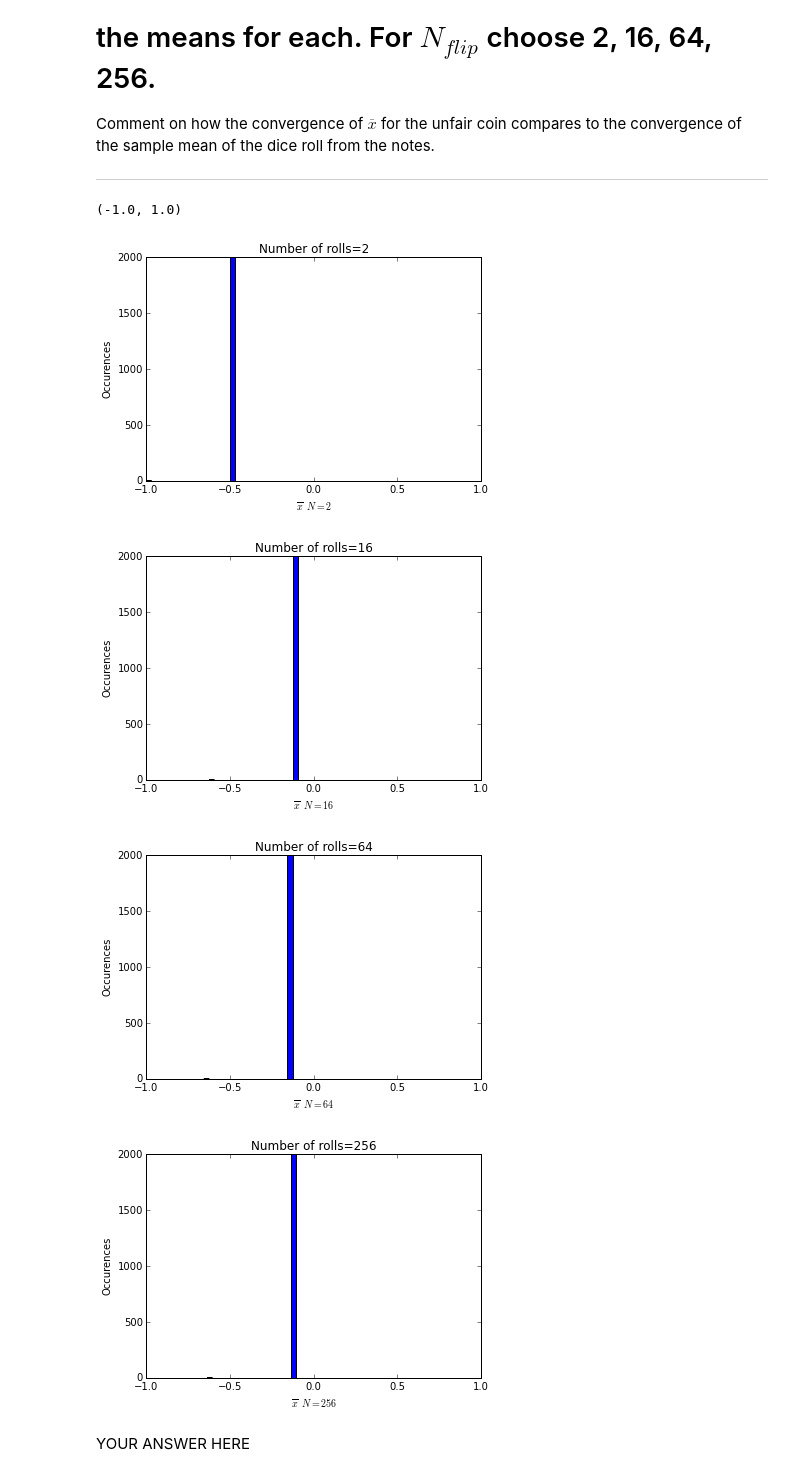
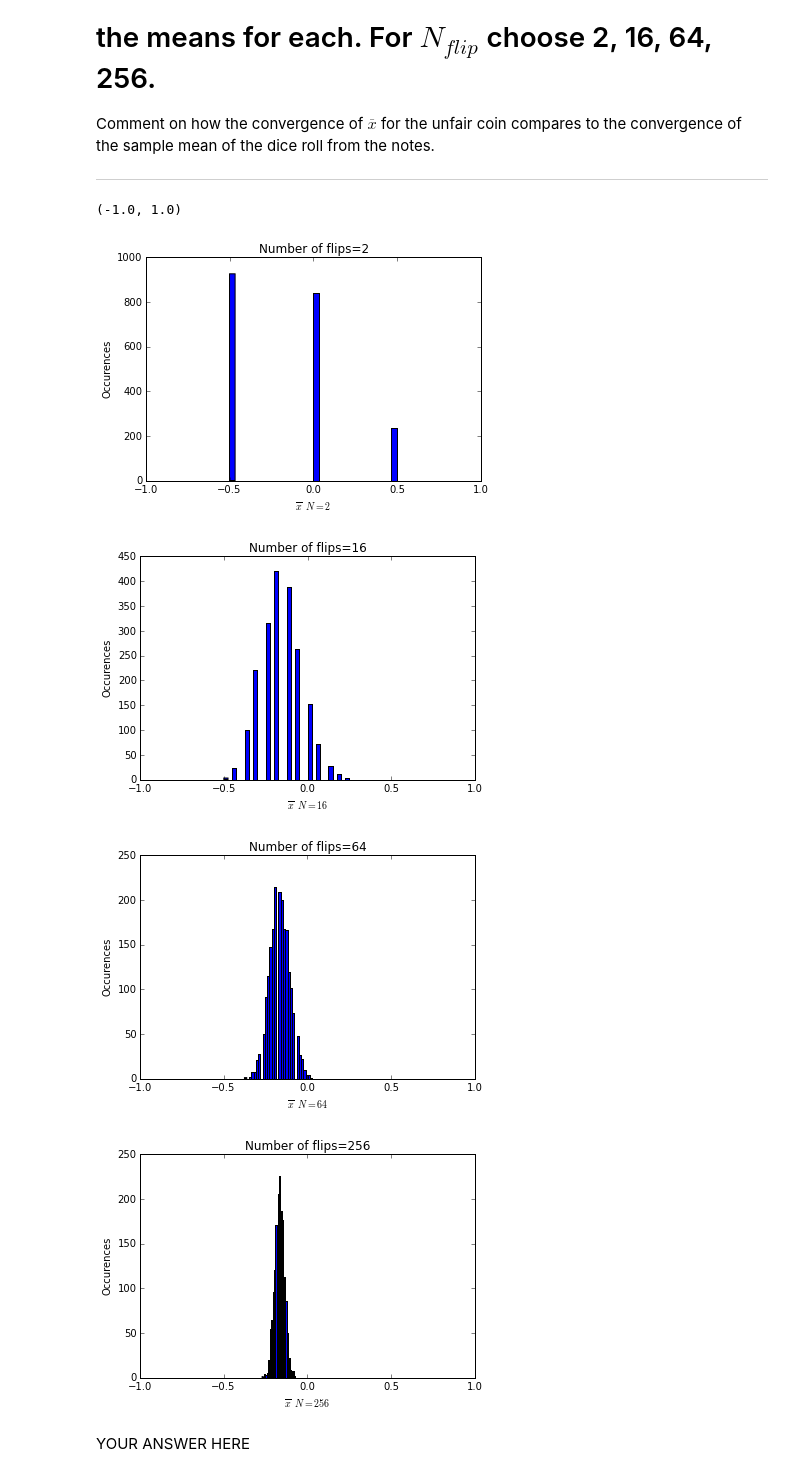
Before and after one commit to ingosh/Phy411Assignments, a Jupyter notebook: Assignment-01.ipynb, the cells around one changed output. Drawn from its saved outputs; the diff is of its cells as text; code cells hidden in the pictures.

```diff
--- a/Assignment-01.ipynb
+++ b/Assignment-01.ipynb
@@ -181,41 +160,41 @@ Comment on how the convergence of $\overline{x}$ for the unfair coin compares to
 # %%
 # YOUR CODE HERE
 def coinMean(N, size, seeds):
     mean = np.zeros(N)
     for i in range(N):
-        xx = flipcoin(size, seeds)
+        xx = flipcoin(size, seeds + i)
         mean[i] = np.mean(xx)
     return mean
 Nexp = 2000
 seede = 589
 mean2 = coinMean(Nexp,2,seede)
 mean16 = coinMean(Nexp,16,seede)
 mean64 = coinMean(Nexp,64,seede)
 mean256 = coinMean(Nexp,256,seede)
 
 fig6=plt.figure();ax6=fig6.add_subplot(1,1,1);
-ax6.hist(mean2,30); ax6.set_title('Number of rolls=2')
+ax6.hist(mean2,30); ax6.set_title('Number of flips=2')
 ax6.set_xlabel('$\overline{x}\ \ N=2$');ax6.set_ylabel('Occurences');ax6.set_xlim([-1.0,1.])
 
 fig7=plt.figure();ax7=fig7.add_subplot(1,1,1);
-ax7.hist(mean16,30); ax7.set_title('Number of rolls=16')
+ax7.hist(mean16,30); ax7.set_title('Number of flips=16')
 ax7.set_xlabel('$\overline{x}\ \ N=16$');ax7.set_ylabel('Occurences');ax7.set_xlim([-1.0,1.])
 
 fig8=plt.figure();ax8=fig8.add_subplot(1,1,1);
-ax8.hist(mean64,30); ax8.set_title('Number of rolls=64')
+ax8.hist(mean64,30); ax8.set_title('Number of flips=64')
 ax8.set_xlabel('$\overline{x}\ \ N=64$');ax8.set_ylabel('Occurences');ax8.set_xlim([-1.0,1.])
 
 fig9=plt.figure();ax9=fig9.add_subplot(1,1,1);
-ax9.hist(mean256,30); ax9.set_title('Number of rolls=256')
+ax9.hist(mean256,30); ax9.set_title('Number of flips=256')
 ax9.set_xlabel('$\overline{x}\ \ N=256$');ax9.set_ylabel('Occurences');ax9.set_xlim([-1.0,1.])
 
 #raise NotImplementedError()
 # %% [output]
 (-1.0, 1.0)
-[figure, old version]
+[figure, new version]
-[figure, old version]
+[figure, new version]
-[figure, old version]
+[figure, new version]
-[figure, old version]
+[figure, new version]
 # %% [markdown]
 YOUR ANSWER HERE
 # %% [markdown]
```
Also changed, not shown: parts of 15 cells of this notebook.
